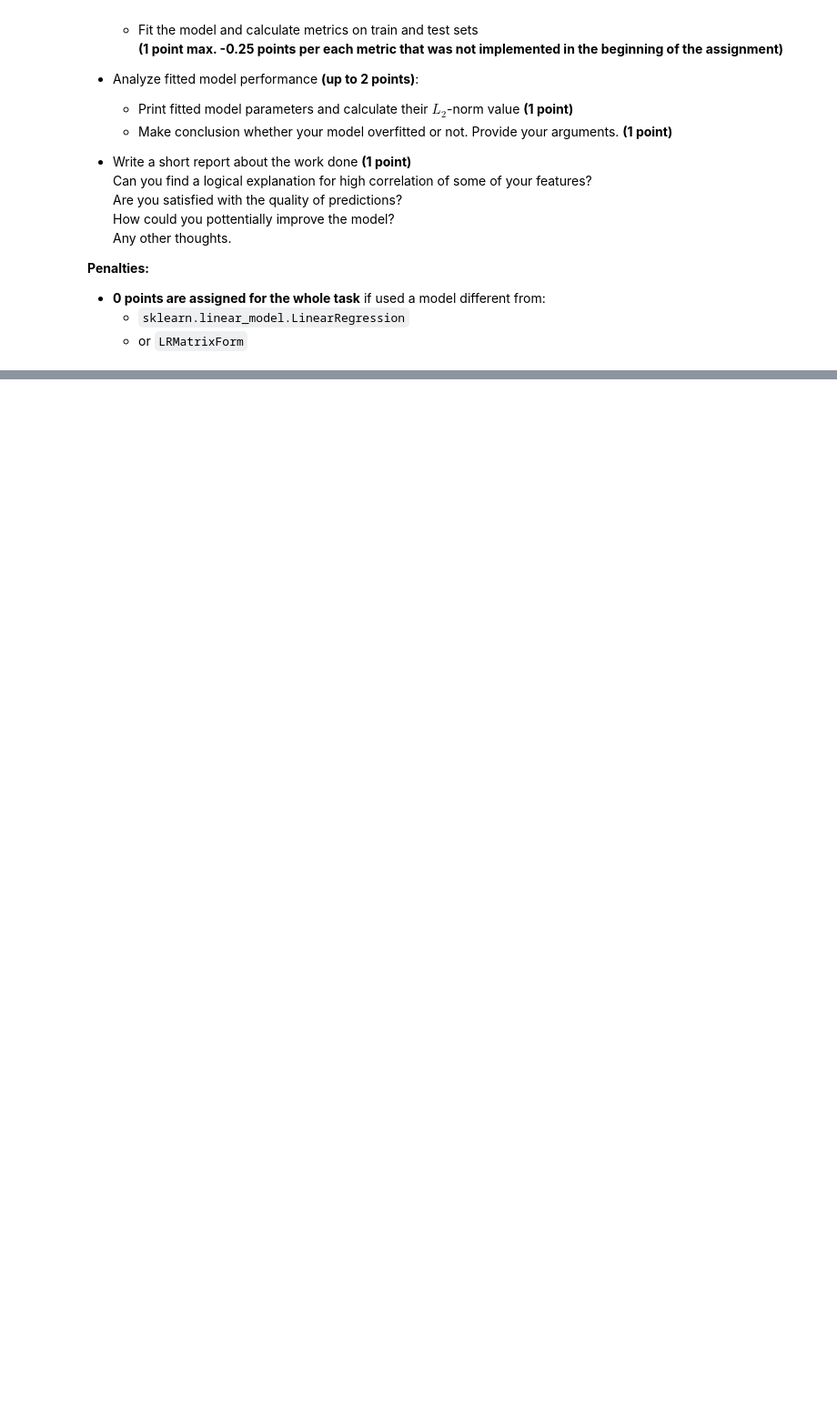
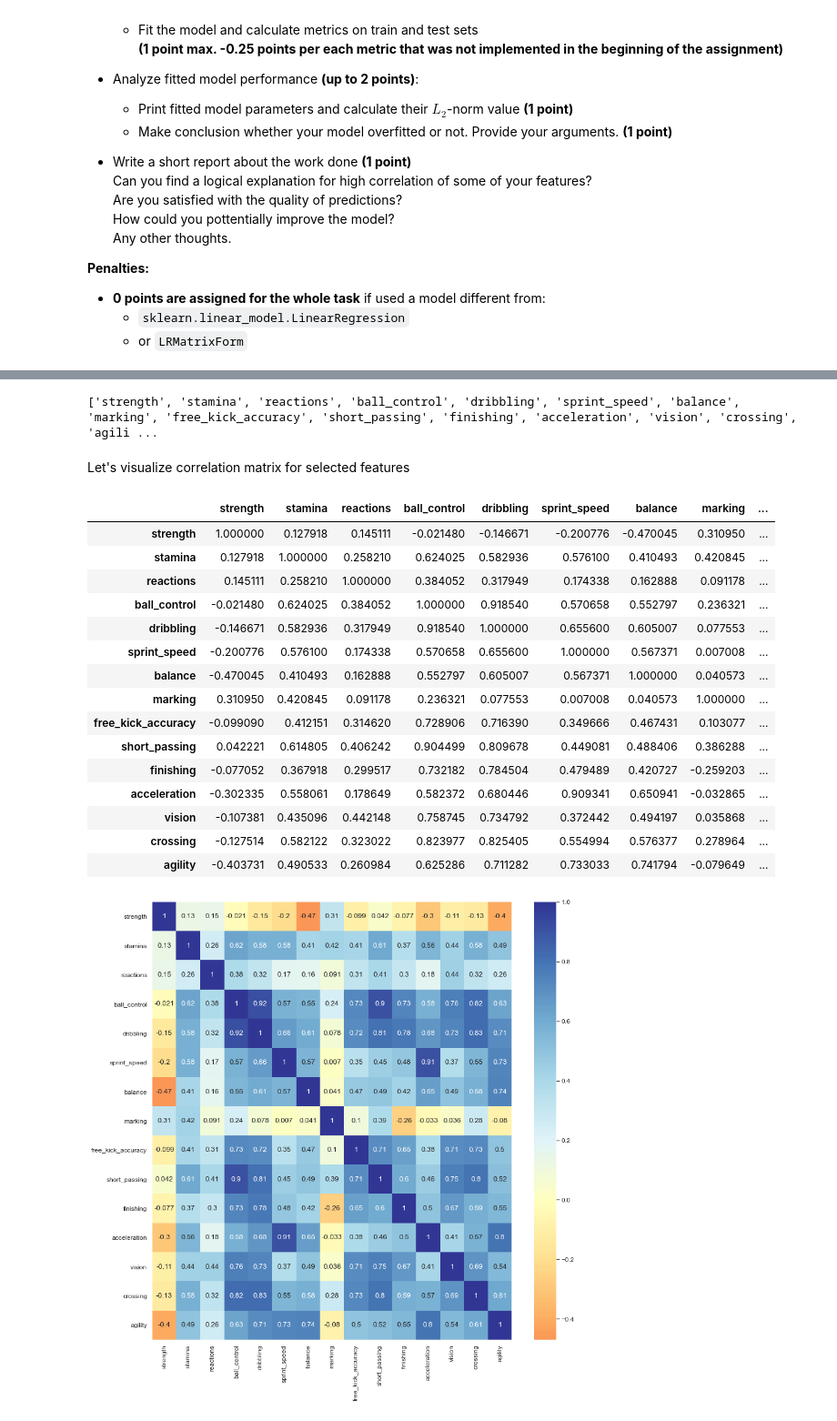
Before and after one commit to AlinaRskv/rs-school-ml-course-2, a Jupyter notebook: linear_regression.ipynb, the cells around one changed output, grey strips where cells are left out. Shown at 91% size. Cells and saved outputs as stored; diff of their text form; code cells hidden in the pictures; blank space fills up the shorter version.

```diff
--- a/linear_regression.ipynb
+++ b/linear_regression.ipynb
@@ -1650,0 +1655,6 @@ Steps you need to follow:
+# %%
+print(df.shape)
+ix_split = int(0.7 * df.shape[0])
+DF_TRAIN = df.iloc[:ix_split].copy()
+DF_TEST = df.iloc[ix_split:].copy()
+print(DF_TRAIN.shape, DF_TEST.shape)
@@ -1650,0 +1686,37 @@ Steps you need to follow:
+# %%
+target = 'agility'
+features = ['strength', 'stamina', 'reactions', 'ball_control', 'dribbling',
+            'sprint_speed', 'balance', 'marking', 'free_kick_accuracy',
+            'short_passing', 'finishing', 'acceleration',
+            'vision', 'crossing']
+x_train, y_train, x_test, y_test = get_train_test_data(features, target)
+# %%
+cols = features + [target]
+print(cols)
+# %% [output]
+['strength', 'stamina', 'reactions', 'ball_control', 'dribbling', 'sprint_speed', 'balance', 'marking', 'free_kick_accuracy', 'short_passing', 'finishing', 'acceleration', 'vision', 'crossing', 'agili ...
+# %% [markdown]
+Let's visualize correlation matrix for selected features
+# %%
+correlation_matrix = DF_TRAIN[cols].corr()
+display(correlation_matrix)
+plt.figure(figsize=(15,15))
+sns.heatmap(data = correlation_matrix, center = 0, cmap = 'RdYlBu', annot = True);
+# %% [output]
+|  | strength | stamina | reactions | ball_control | dribbling | sprint_speed | balance | marking | ... |
+| strength | 1.000000 | 0.127918 | 0.145111 | -0.021480 | -0.146671 | -0.200776 | -0.470045 | 0.310950 | ... |
+| stamina | 0.127918 | 1.000000 | 0.258210 | 0.624025 | 0.582936 | 0.576100 | 0.410493 | 0.420845 | ... |
+| reactions | 0.145111 | 0.258210 | 1.000000 | 0.384052 | 0.317949 | 0.174338 | 0.162888 | 0.091178 | ... |
+| ball_control | -0.021480 | 0.624025 | 0.384052 | 1.000000 | 0.918540 | 0.570658 | 0.552797 | 0.236321 | ... |
+| dribbling | -0.146671 | 0.582936 | 0.317949 | 0.918540 | 1.000000 | 0.655600 | 0.605007 | 0.077553 | ... |
+| sprint_speed | -0.200776 | 0.576100 | 0.174338 | 0.570658 | 0.655600 | 1.000000 | 0.567371 | 0.007008 | ... |
+| balance | -0.470045 | 0.410493 | 0.162888 | 0.552797 | 0.605007 | 0.567371 | 1.000000 | 0.040573 | ... |
+| marking | 0.310950 | 0.420845 | 0.091178 | 0.236321 | 0.077553 | 0.007008 | 0.040573 | 1.000000 | ... |
+| free_kick_accuracy | -0.099090 | 0.412151 | 0.314620 | 0.728906 | 0.716390 | 0.349666 | 0.467431 | 0.103077 | ... |
+| short_passing | 0.042221 | 0.614805 | 0.406242 | 0.904499 | 0.809678 | 0.449081 | 0.488406 | 0.386288 | ... |
+| finishing | -0.077052 | 0.367918 | 0.299517 | 0.732182 | 0.784504 | 0.479489 | 0.420727 | -0.259203 | ... |
+| acceleration | -0.302335 | 0.558061 | 0.178649 | 0.582372 | 0.680446 | 0.909341 | 0.650941 | -0.032865 | ... |
+| vision | -0.107381 | 0.435096 | 0.442148 | 0.758745 | 0.734792 | 0.372442 | 0.494197 | 0.035868 | ... |
+| crossing | -0.127514 | 0.582122 | 0.323022 | 0.823977 | 0.825405 | 0.554994 | 0.576377 | 0.278964 | ... |
+| agility | -0.403731 | 0.490533 | 0.260984 | 0.625286 | 0.711282 | 0.733033 | 0.741794 | -0.079649 | ... |
+[figure, added]
```
Also changed, not shown: parts of 58 cells of this notebook.
